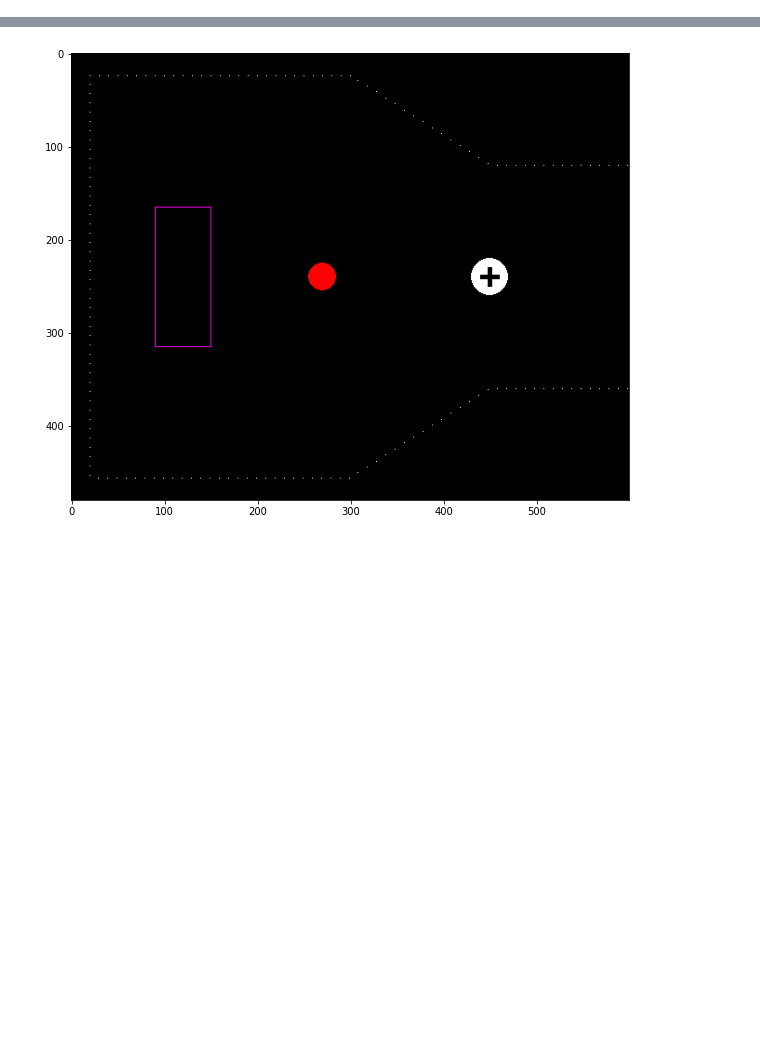
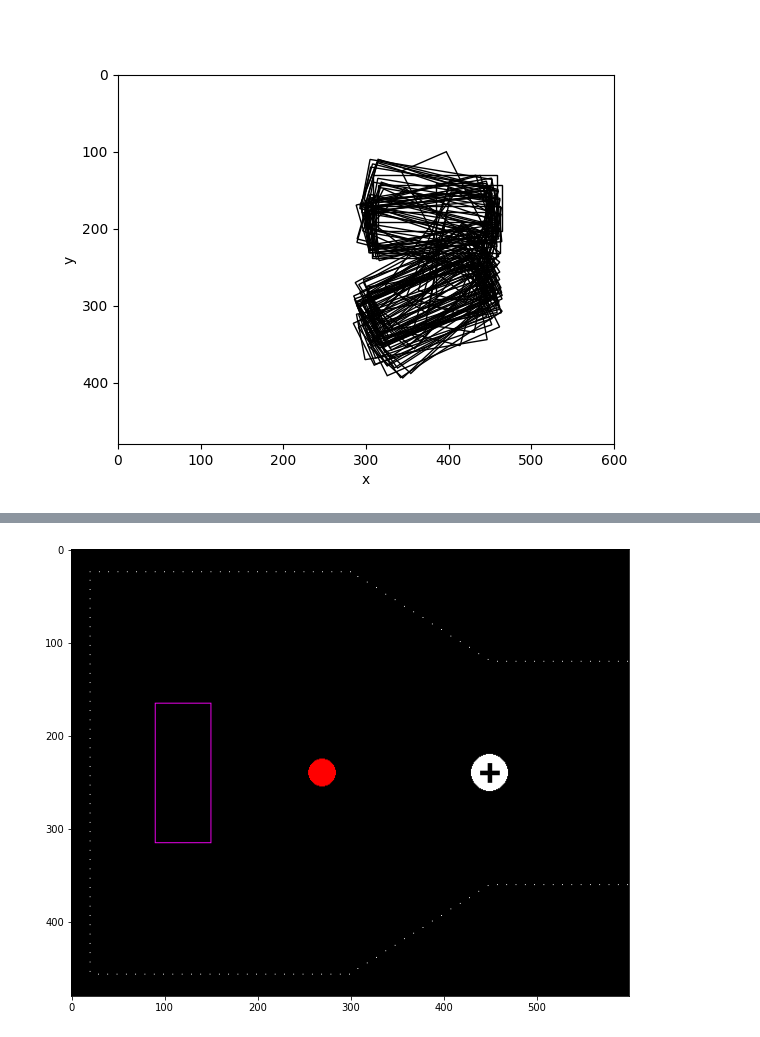
Before and after one commit to jihao2021/box-pushing, a Jupyter notebook: plotting.ipynb, the cells around one changed output, grey strips where cells are left out. Saved outputs shown, nothing was run; the diff lists cells and outputs as text; code cells hidden in the pictures; blank space fills up the shorter version.

```diff
--- a/plotting.ipynb
+++ b/plotting.ipynb
@@ -160,0 +170,36 @@ low rate: 0.3118279569892473
+# %%
+import matplotlib.patches as patches
+from scripts import constant
+
+fig, ax = plt.subplots()
+
+def draw_rec(last_x, last_y, last_theta):
+    w = constant.box_width
+    h = constant.box_height
+
+    origin_vertices = np.array([[-w/2, -h/2],
+                                [-w/2, h/2],
+                                [w/2, h/2],
+                                [w/2, -h/2]]).T
+
+    for i in range(len(last_x)):
+        x, y, theta = last_x[i], last_y[i], last_theta[i]*np.pi/180
+        rotation_mat = np.array([[np.cos(theta), -np.sin(theta)],
+                                 [np.sin(theta), np.cos(theta)]])
+        vertices = rotation_mat.dot(origin_vertices).T
+        vertices[:, 0] += x
+        vertices[:, 1] += y
+
+        rect = patches.Polygon(vertices, fill=False)
+        ax.add_patch(rect)
+#         break
+
+draw_rec(last_x, last_y, last_theta)
+plt.xlim([0, 600])
+plt.ylim([480, 0])
+plt.xlabel("x")
+plt.ylabel("y")
+
+plt.show()
+# %% [output]
+[figure, added]
```
Also changed, not shown: parts of 7 cells of this notebook, 1 other file.
